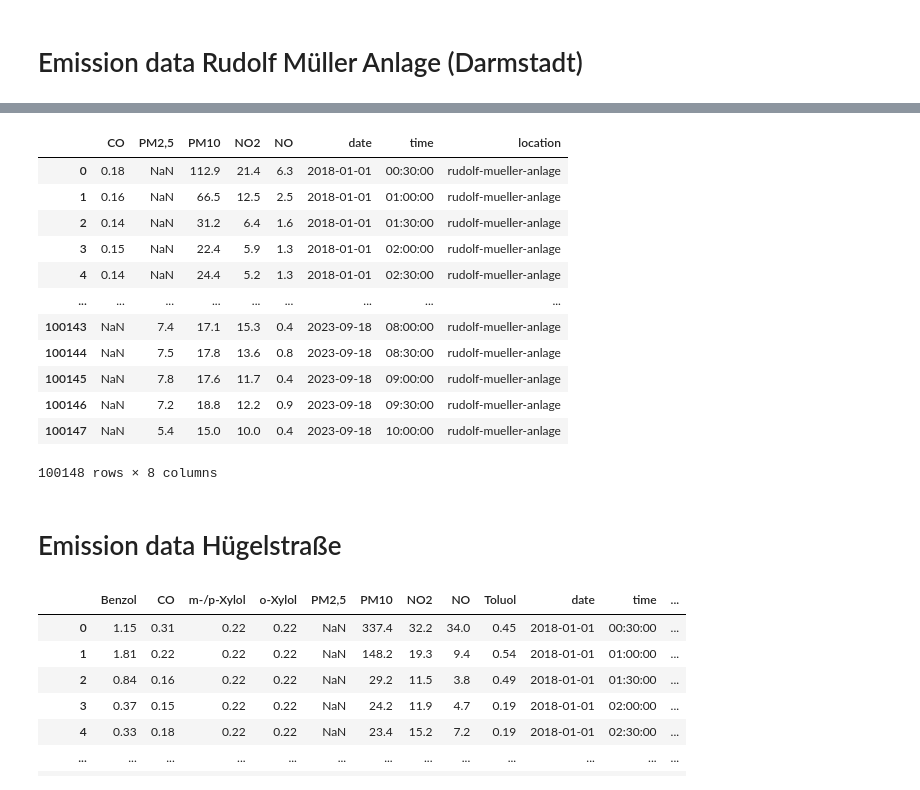
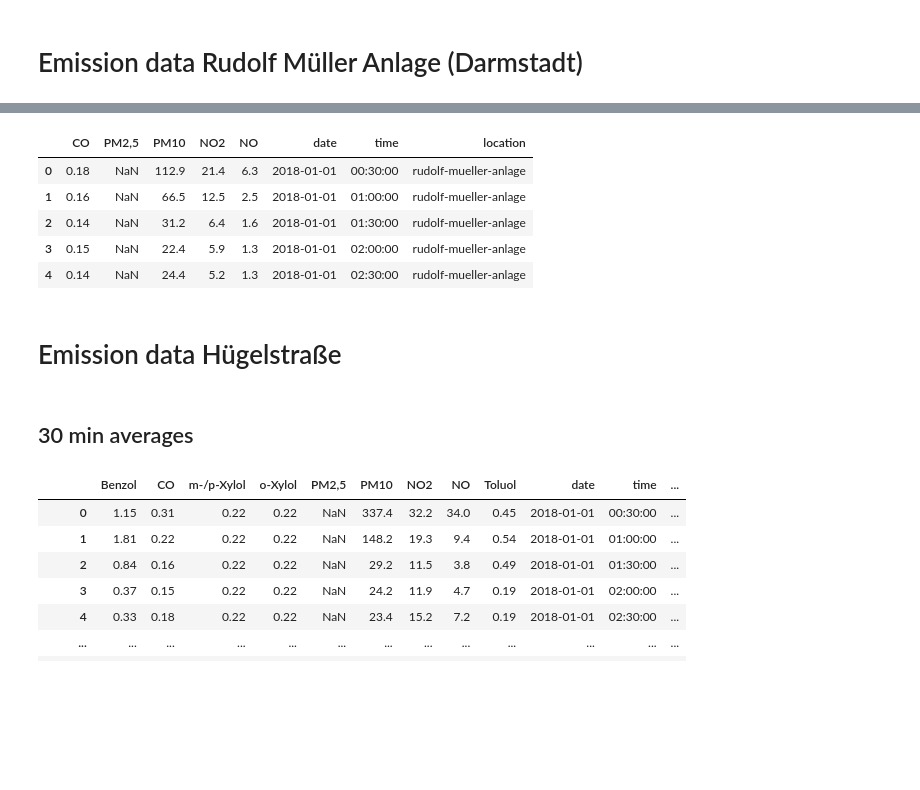
Before and after one commit to cathrinr/driving_change, a Jupyter notebook: emissions_exploration_2020-2022.ipynb, the cells around one changed output, grey strips where cells are left out. Saved outputs shown, nothing was run; the diff lists cells and outputs as text; code cells hidden in the pictures; blank space fills up the shorter version.

```diff
--- a/emissions_exploration_2020-2022.ipynb
+++ b/emissions_exploration_2020-2022.ipynb
@@ -25,35 +18,30 @@ darmstadt
 # %%
 darmstadt = pd.read_csv('D:\\Data Science\\VS Code\\final_project\\Luftmessung_Darmstadt\\Darmstadt.txt', sep=';')
 darmstadt['date'] = pd.to_datetime(darmstadt['Datum'], format='%d.%m.%Y')
 darmstadt['Zeit'] = darmstadt['Zeit'].replace('24:00', '00:00')
 darmstadt['Zeit'] = pd.to_datetime(darmstadt['Zeit'], format='%H:%M')
 darmstadt['time'] = darmstadt['Zeit'].dt.time
 darmstadt.drop(columns=['Datum', 'Zeit', 'Unnamed: 7'], inplace=True)
 darmstadt.rename(columns = {'Benzol (C₆H₆)[µg/m³]' : 'Benzol', 'Kohlenmonoxid (CO)[mg/m³]' : 'CO', 'm-/p-Xylol (C₈H₁₀)[µg/m³]' : 'm-/p-Xylol', 'o-Xylol (C₈H₁₀)[µg/m³]' : 'o-Xylol', 'PM2,5[µg/m³]' : 'PM2,5', 'PM10[µg/m³]' : 'PM10','Toluol (C₇H₈)[µg/m³]' : 'Toluol', 'Stickstoffdioxid (NO₂)[µg/m³]' : 'NO2', 'Stickstoffmonoxid (NO)[µg/m³]' : 'NO'}, inplace= True)
 darmstadt['location'] = 'rudolf-mueller-anlage'
 #convert columns to numeric values
 columns_to_convert = ['CO', 'PM2,5', 'PM10', 'NO2', 'NO']
 for column in columns_to_convert:
     darmstadt[column] = darmstadt[column].str.replace(',', '.')
 darmstadt[columns_to_convert] = darmstadt[columns_to_convert].apply(pd.to_numeric, errors='coerce')
 
-darmstadt
+darmstadt.head()
 # %% [output]
 |  | CO | PM2,5 | PM10 | NO2 | NO | date | time | location |
 | 0 | 0.18 | NaN | 112.9 | 21.4 | 6.3 | 2018-01-01 | 00:30:00 | rudolf-mueller-anlage |
 | 1 | 0.16 | NaN | 66.5 | 12.5 | 2.5 | 2018-01-01 | 01:00:00 | rudolf-mueller-anlage |
 | 2 | 0.14 | NaN | 31.2 | 6.4 | 1.6 | 2018-01-01 | 01:30:00 | rudolf-mueller-anlage |
 | 3 | 0.15 | NaN | 22.4 | 5.9 | 1.3 | 2018-01-01 | 02:00:00 | rudolf-mueller-anlage |
 | 4 | 0.14 | NaN | 24.4 | 5.2 | 1.3 | 2018-01-01 | 02:30:00 | rudolf-mueller-anlage |
-| ... | ... | ... | ... | ... | ... | ... | ... | ... |
-| 100143 | NaN | 7.4 | 17.1 | 15.3 | 0.4 | 2023-09-18 | 08:00:00 | rudolf-mueller-anlage |
-| 100144 | NaN | 7.5 | 17.8 | 13.6 | 0.8 | 2023-09-18 | 08:30:00 | rudolf-mueller-anlage |
-| 100145 | NaN | 7.8 | 17.6 | 11.7 | 0.4 | 2023-09-18 | 09:00:00 | rudolf-mueller-anlage |
-| 100146 | NaN | 7.2 | 18.8 | 12.2 | 0.9 | 2023-09-18 | 09:30:00 | rudolf-mueller-anlage |
-| 100147 | NaN | 5.4 | 15.0 | 10.0 | 0.4 | 2023-09-18 | 10:00:00 | rudolf-mueller-anlage |
-100148 rows × 8 columns
 # %% [markdown]
 # Emission data Hügelstraße
+# %% [markdown]
+## 30 min averages
 # %%
 huegelstr = pd.read_csv('D:\\Data Science\\VS Code\\final_project\\Luftmessung_Darmstadt\\Darmstadt Huegelstrasse.txt', sep=';')
 huegelstr['date'] = pd.to_datetime(huegelstr['Datum'], format='%d.%m.%Y')
```
Also changed, not shown: parts of 4 cells of this notebook.
